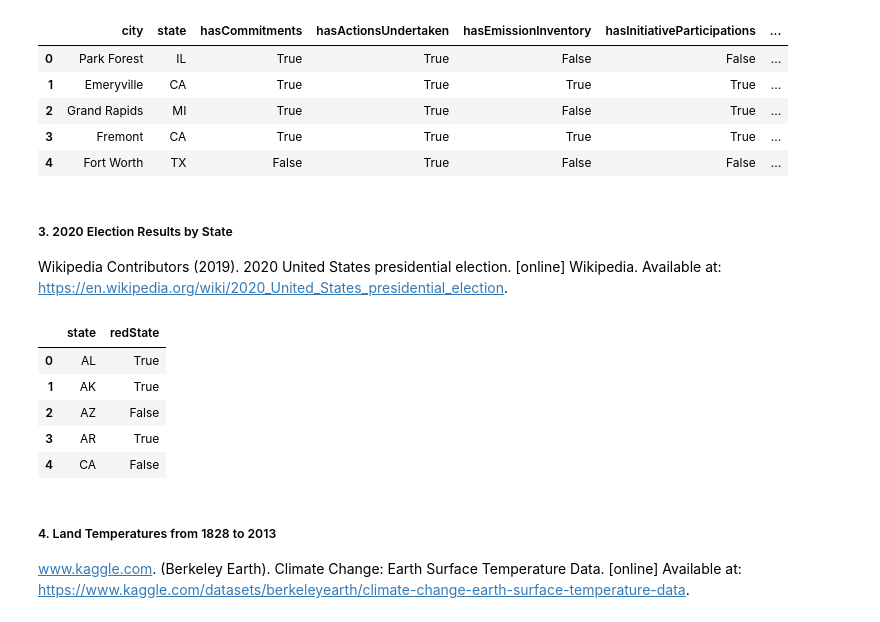
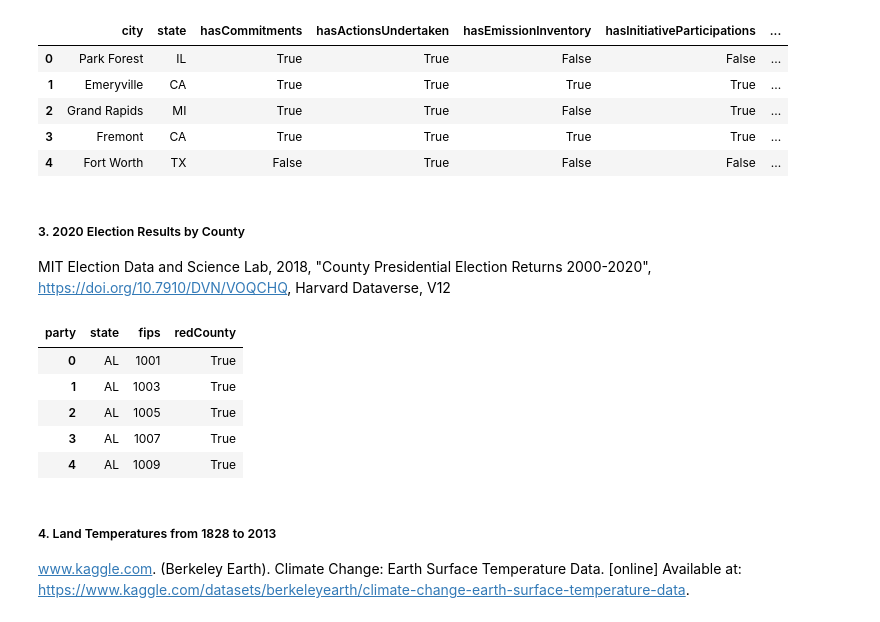
Before and after one commit to paulroconnor/UNFCCC-Econometric-Analysis, a Jupyter notebook: DataPreparation.ipynb, the cells around one changed output. Cells and saved outputs as stored; diff of their text form; code cells hidden in the pictures.

Commit message:
Add County Level Election Data

```diff
--- a/DataPreparation.ipynb
+++ b/DataPreparation.ipynb
@@ -85,8 +85,8 @@ UNFCCC.head()
 | 2 | Grand Rapids | MI | True | True | False | True | ... |
 | 3 | Fremont | CA | True | True | True | True | ... |
 | 4 | Fort Worth | TX | False | True | False | False | ... |
-# %% [markdown]
-##### 3. 2020 Election Results by State
-Wikipedia Contributors (2019). 2020 United States presidential election. [online] Wikipedia. Available at: https://en.wikipedia.org/wiki/2020_United_States_presidential_election.
+# %% [markdown]
+##### 3. 2020 Election Results by County
+MIT Election Data and Science Lab, 2018, "County Presidential Election Returns 2000-2020", https://doi.org/10.7910/DVN/VOQCHQ, Harvard Dataverse, V12
 # %%
-ElectionbyState = pd.read_csv('RawData/ElectionbyState.csv')
+ElectionbyCounty = pd.read_csv('RawData/ElectionbyCounty.csv')
@@ -98,12 +93,20 @@ ElectionbyState.rename(columns = {'state_abb':'state'}, inplace = True)
+# %%
+ElectionbyCounty['fips'] = ElectionbyCounty['fips'].astype(int)  # convert to integer for later joins
+
+ElectionbyCounty = ElectionbyCounty.pivot(index = ['state_name','state','county','fips','totalvotes'], columns = 'party', values = 'candidatevotes').reset_index()  # pivot for widened form
+
+RedCounty = lambda row: False if row['DEMOCRAT'] > row['REPUBLICAN'] else True  # Assign true if county had most votes for republican presidential candidate
+ElectionbyCounty['redCounty'] = ElectionbyCounty.apply(RedCounty, axis = 1)
+ElectionbyCounty = ElectionbyCounty[['state','fips','redCounty']]
 # %%
-ElectionbyState.head()
+ElectionbyCounty.head()
 # %% [output]
-|  | state | redState |
-| 0 | AL | True |
-| 1 | AK | True |
-| 2 | AZ | False |
-| 3 | AR | True |
-| 4 | CA | False |
+| party | state | fips | redCounty |
+| 0 | AL | 1001 | True |
+| 1 | AL | 1003 | True |
+| 2 | AL | 1005 | True |
+| 3 | AL | 1007 | True |
+| 4 | AL | 1009 | True |
 # %% [markdown]
 ##### 4. Land Temperatures from 1828 to 2013
 www.kaggle.com. (Berkeley Earth). Climate Change: Earth Surface Temperature Data. [online] Available at: https://www.kaggle.com/datasets/berkeleyearth/climate-change-earth-surface-temperature-data.
```
Also changed, not shown: parts of 8 cells of this notebook.
